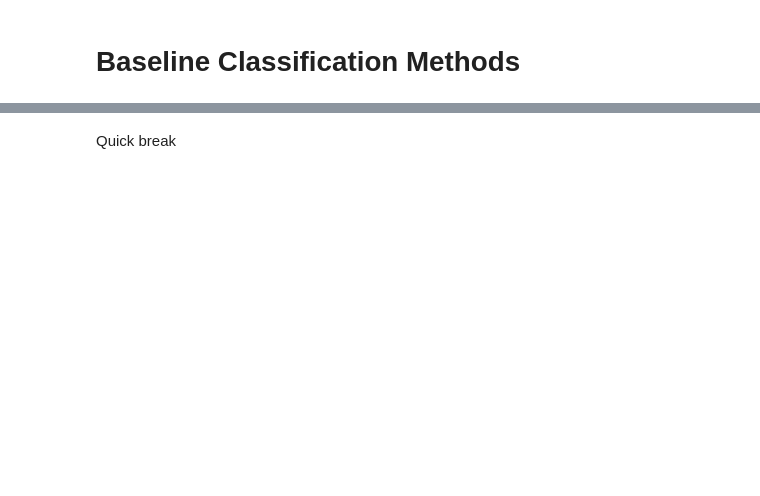
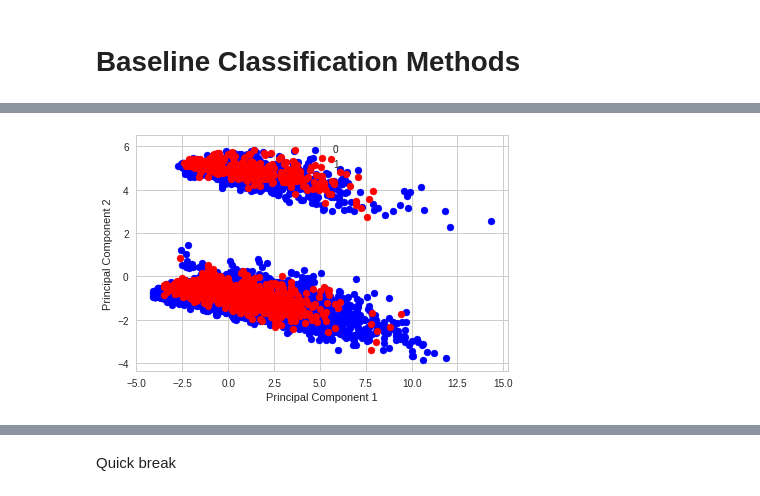
Before and after one commit to haydlite/skills_crash_ML, a Jupyter notebook: Presentation.ipynb, the cells around one changed output, grey strips where cells are left out. Cells and saved outputs as stored; diff of their text form; code cells hidden in the pictures; blank space fills up the shorter version.

```diff
--- a/Presentation.ipynb
+++ b/Presentation.ipynb
@@ -153,0 +341,16 @@ Decision Trees
+# %%
+with plt.style.context('seaborn-whitegrid'):
+    plt.figure(figsize=(6, 4))
+    for lab, col in zip((0, 1),
+                        ('blue', 'red')):
+        plt.scatter(x_train_30_pca[y_train['is_compsci']==lab, 0],
+                    x_train_30_pca[y_train['is_compsci']==lab, 1],
+                    label=lab,
+                    c=col)
+    plt.xlabel('Principal Component 1')
+    plt.ylabel('Principal Component 2')
+    plt.legend(loc='upper center')
+    plt.tight_layout()
+    plt.show()
+# %% [output]
+[figure, added]
```
Also changed, not shown: parts of 84 cells of this notebook, 12 other files.
